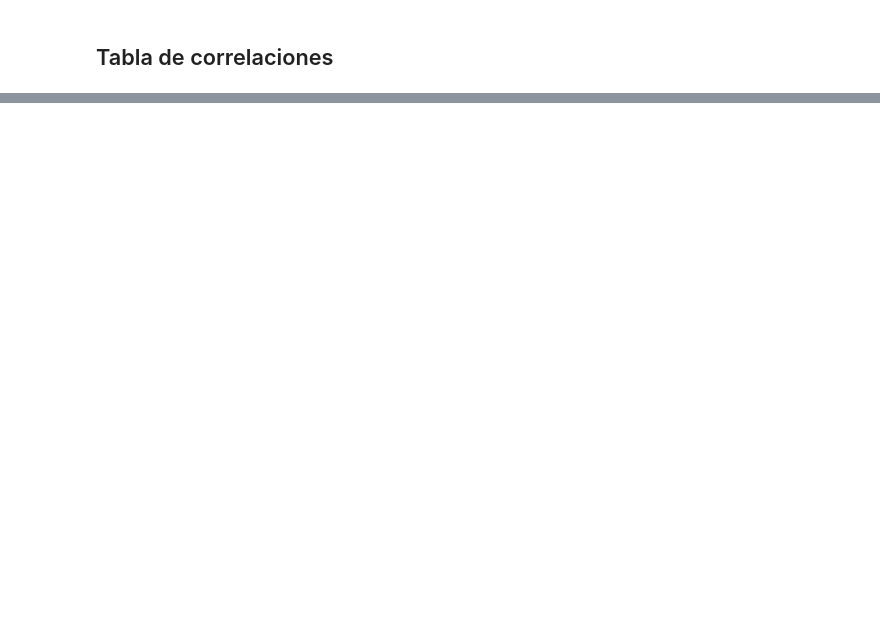
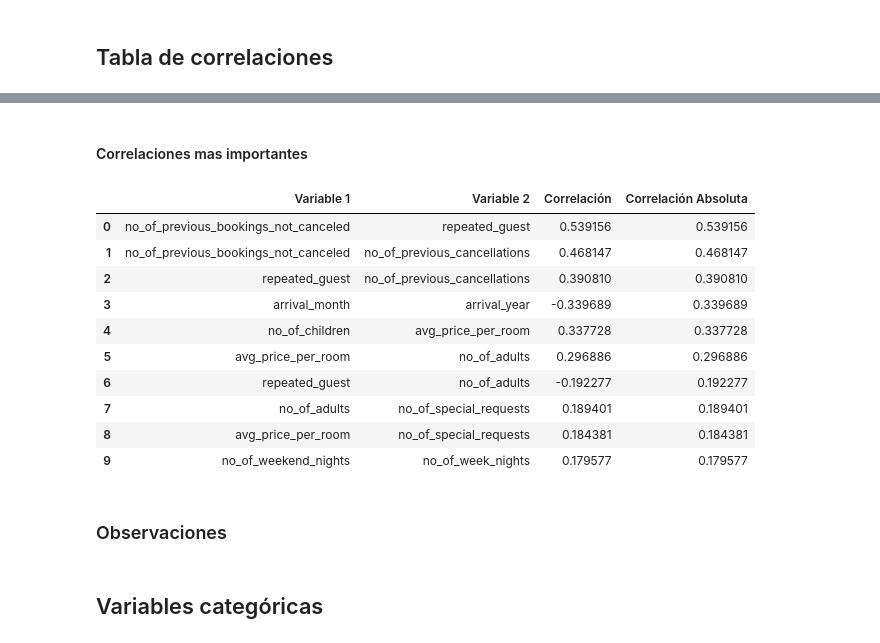
Before and after one commit to YacoCappelletti/analisis_reservas_hotel_dev, a Jupyter notebook: analisis_reservas_hotel_2.ipynb, the cells around one changed output, grey strips where cells are left out. Cells and saved outputs as stored; diff of their text form; code cells hidden in the pictures; blank space fills up the shorter version.

```diff
--- a/analisis_reservas_hotel_2.ipynb
+++ b/analisis_reservas_hotel_2.ipynb
@@ -42,0 +141,29 @@ Los datos utilizados en este análisis provienen de Kaggle. A continuación, se
+# %% [markdown]
+#### Correlaciones mas importantes
+# %%
+# Mostrar la tabla de las 10 correlaciones más importantes con correlación y valor absoluto
+top_10_corr_full = top_10_corr.copy()
+top_10_corr_full['Correlación'] = [
+    correlation_matrix.loc[row['Variable 1'], row['Variable 2']]
+    for _, row in top_10_corr.iterrows()
+]
+cols = ['Variable 1', 'Variable 2', 'Correlación', 'Correlación Absoluta']
+top_10_corr_full = top_10_corr_full[cols]
+top_10_corr_full = top_10_corr_full.sort_values(by='Correlación Absoluta', ascending=False).reset_index(drop=True)
+display(top_10_corr_full)
+# %% [output]
+|  | Variable 1 | Variable 2 | Correlación | Correlación Absoluta |
+| 0 | no_of_previous_bookings_not_canceled | repeated_guest | 0.539156 | 0.539156 |
+| 1 | no_of_previous_bookings_not_canceled | no_of_previous_cancellations | 0.468147 | 0.468147 |
+| 2 | repeated_guest | no_of_previous_cancellations | 0.390810 | 0.390810 |
+| 3 | arrival_month | arrival_year | -0.339689 | 0.339689 |
+| 4 | no_of_children | avg_price_per_room | 0.337728 | 0.337728 |
+| 5 | avg_price_per_room | no_of_adults | 0.296886 | 0.296886 |
+| 6 | repeated_guest | no_of_adults | -0.192277 | 0.192277 |
+| 7 | no_of_adults | no_of_special_requests | 0.189401 | 0.189401 |
+| 8 | avg_price_per_room | no_of_special_requests | 0.184381 | 0.184381 |
+| 9 | no_of_weekend_nights | no_of_week_nights | 0.179577 | 0.179577 |
+# %% [markdown]
+### Observaciones
+# %% [markdown]
+## Variables categóricas
```
Also changed, not shown: parts of 6 cells of this notebook.
